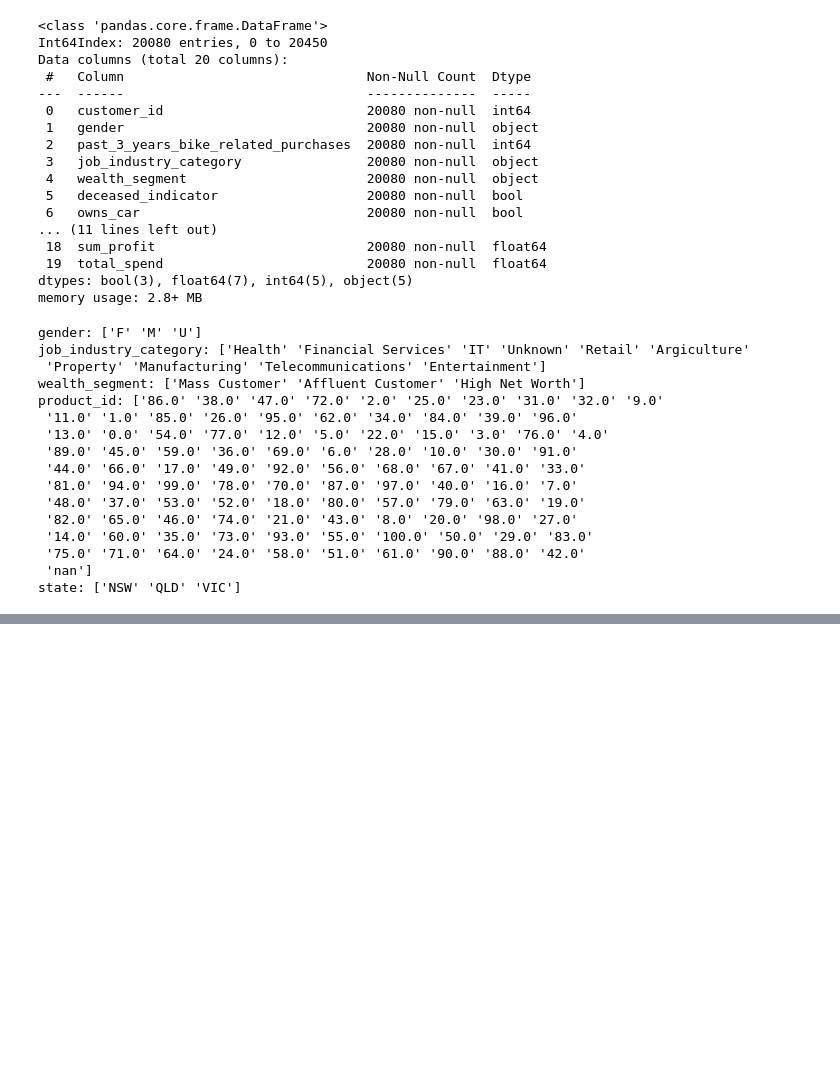
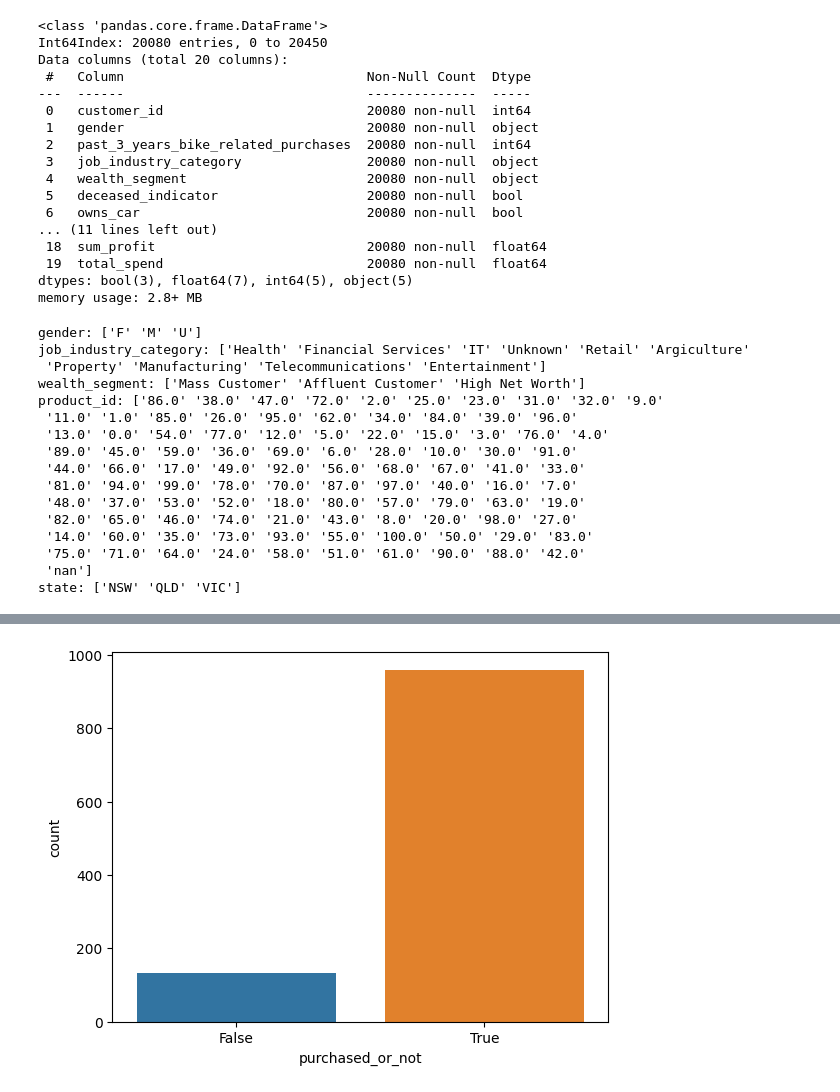
Before and after one commit to peiyulin0520/KPMG-virtual-intern-tasks, a Jupyter notebook: Task2.ipynb, the cells around one changed output, grey strips where cells are left out. Drawn from its saved outputs; the diff is of its cells as text; code cells hidden in the pictures; blank space fills up the shorter version.

Commit message:
finish predict the target variable

```diff
--- a/Task2.ipynb
+++ b/Task2.ipynb
@@ -826,0 +1201,11 @@ max      6.213334e+00
+# %%
+# Apply K means clustering
+optimum_num_cluster = 3
+kmeans = KMeans(n_clusters = optimum_num_cluster, random_state=42)
+kmeans.fit(clustering_data_after_pca)
+cluster_labels = kmeans.labels_
+
+# create a dataframe copy
+modelling_data = clustering_data.copy()
+# assign the cluster labels back to the dataframe with other features
+modelling_data['Cluster'] = cluster_labels
@@ -826,0 +1234,81 @@ max      6.213334e+00
+# %%
+# remove one dummy variable for each set to avoid multicollinearity
+modelling_data1 = modelling_data.copy()
+modelling_data1.drop(columns=['wealth_segment_Mass Customer', 'state_NSW', \
+                              'job_industry_category_Unknown', 'gender_F', \
+                             'total_spend', 'n_transactions', 'sum_profit'],\
+                     inplace=True)
+# %%
+# over sampling
+## divide data to three cluster sets
+cluster0_data = modelling_data1.loc[modelling_data['Cluster'] == 0]
+cluster1_data = modelling_data1.loc[modelling_data['Cluster'] == 1]
+cluster2_data = modelling_data1.loc[modelling_data['Cluster'] == 2]
+
+## remove cluster feature
+cluster0_data.drop(columns=['Cluster'], inplace=True)
+cluster1_data.drop(columns=['Cluster'], inplace=True)
+cluster2_data.drop(columns=['Cluster'], inplace=True)
+
+## view the overall target varaible - purchased_or_not
+sns.countplot(x='purchased_or_not', data=cluster0_data)
+plt.show()
+
+sns.countplot(x='purchased_or_not', data=cluster1_data)
+plt.show()
+
+sns.countplot(x='purchased_or_not', data=cluster2_data)
+plt.show()
+
+## get the train and test datasets
+##(cluster 0)
+X0 = cluster0_data.loc[:, cluster0_data.columns != 'purchased_or_not']
+y0 = cluster0_data.loc[:, cluster0_data.columns == 'purchased_or_not']
+X1 = cluster1_data.loc[:, cluster1_data.columns != 'purchased_or_not']
+y1 = cluster1_data.loc[:, cluster1_data.columns == 'purchased_or_not']
+X2 = cluster2_data.loc[:, cluster2_data.columns != 'purchased_or_not']
+y2 = cluster2_data.loc[:, cluster2_data.columns == 'purchased_or_not']
+os = SMOTE(random_state=0)
+X0_train, X0_test, y0_train, y0_test = train_test_split(X0, y0, test_size=0.2, random_state=0)
+X1_train, X1_test, y1_train, y1_test = train_test_split(X1, y1, test_size=0.2, random_state=0)
+X2_train, X2_test, y2_train, y2_test = train_test_split(X2, y2, test_size=0.2, random_state=0)
+
+columns = X0_train.columns
+
+os_data_X0,os_data_y0 =os.fit_resample(X0_train, y0_train)
+os_data_X0 = pd.DataFrame(data=os_data_X0,columns=columns )
+os_data_y0= pd.DataFrame(data=os_data_y0,columns=['purchased_or_not'])
+
+os_data_X1,os_data_y1 =os.fit_resample(X1_train, y1_train)
+os_data_X1 = pd.DataFrame(data=os_data_X1,columns=columns )
+os_data_y1= pd.DataFrame(data=os_data_y1,columns=['purchased_or_not'])
+
+os_data_X2,os_data_y2 =os.fit_resample(X2_train, y2_train)
+os_data_X2 = pd.DataFrame(data=os_data_X2,columns=columns )
+os_data_y2 = pd.DataFrame(data=os_data_y2,columns=['purchased_or_not'])
+
+# check whether the data is balanced after oversampling
+sns.countplot(x='purchased_or_not', data=os_data_y0)
+plt.title('Cluster 0')
+plt.show()
+
+sns.countplot(x='purchased_or_not', data=os_data_y1)
+plt.title('Cluster 1')
+plt.show()
+
+sns.countplot(x='purchased_or_not', data=os_data_y2)
+plt.title('Cluster 2')
+plt.show()
+# build a Logistic Regression model
+# first time try
+# logit_model=sm.Logit(os_data_y,sm.add_constant(os_data_X))
+# result=logit_model.fit()
+# print(result.summary())
+# second time try
+# model = LogisticRegression()
+# model.fit(os_data_X, os_data_y)
+# os_data_X = sm.add_constant(os_data_X)
+# logit_model = sm.Logit(os_data_y, os_data_X)
+# result = logit_model.fit()
+# p_values = result.pvalues
+# %% [output]
@@ -826,0 +1327 @@ max      6.213334e+00
+[figure, added]
```
Also changed, not shown: parts of 71 cells of this notebook.
